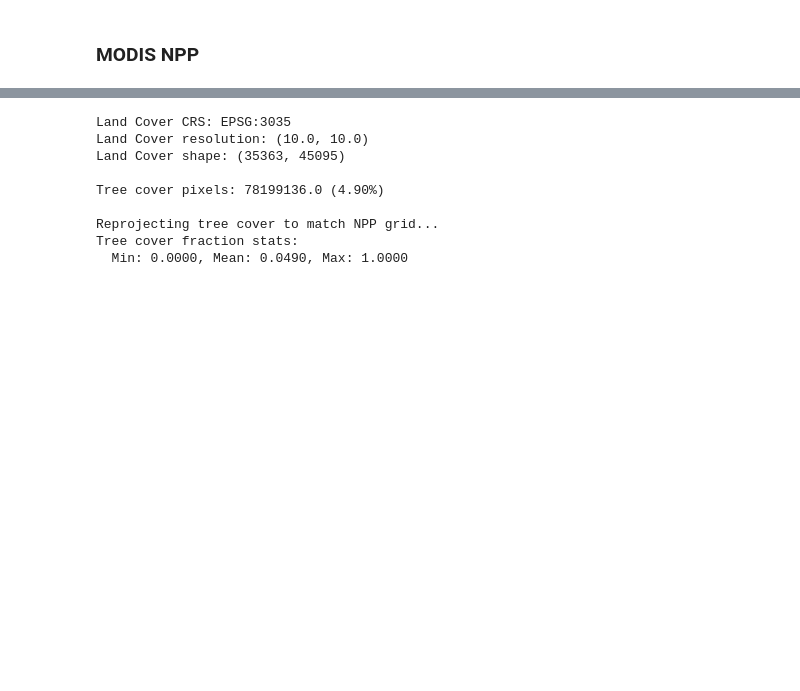
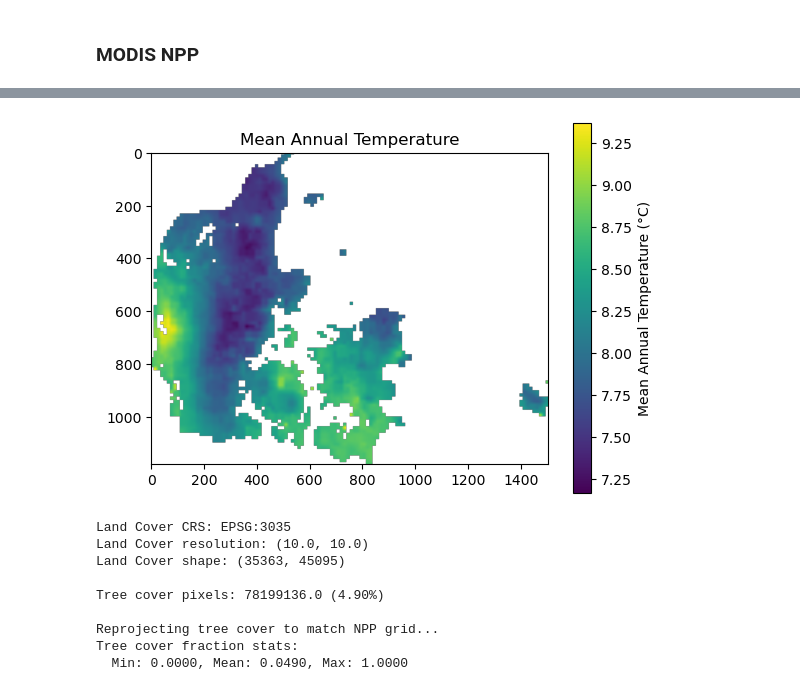
Before and after one commit to Assimila/LEON-P5, a Jupyter notebook: 1_prep_land_use.ipynb, the cells around one changed output, grey strips where cells are left out. Saved outputs shown, nothing was run; the diff lists cells and outputs as text; code cells hidden in the pictures; blank space fills up the shorter version.

```diff
--- a/1_prep_land_use.ipynb
+++ b/1_prep_land_use.ipynb
@@ -1085,3 +1139,7 @@ NPP bounds: {'driver': 'GTiff', 'dtype': 'int16', 'nodata': None, 'width': 1503,
+# %%
+plt.imshow(MAT, cmap='viridis'); plt.colorbar(label='Mean Annual Temperature (°C)'); plt.title('Mean Annual Temperature'); plt.show()
+# %% [output]
+[figure, added]
 # %%
 # READ AND PROCESS TREE COVER DATA
 
```
Also changed, not shown: parts of 27 cells of this notebook.
